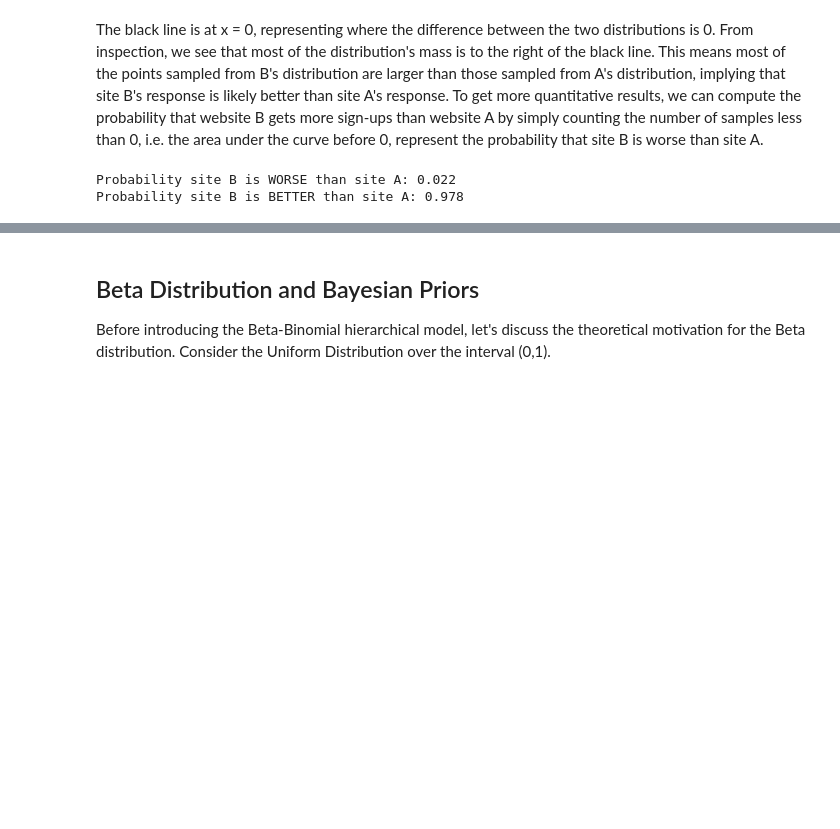
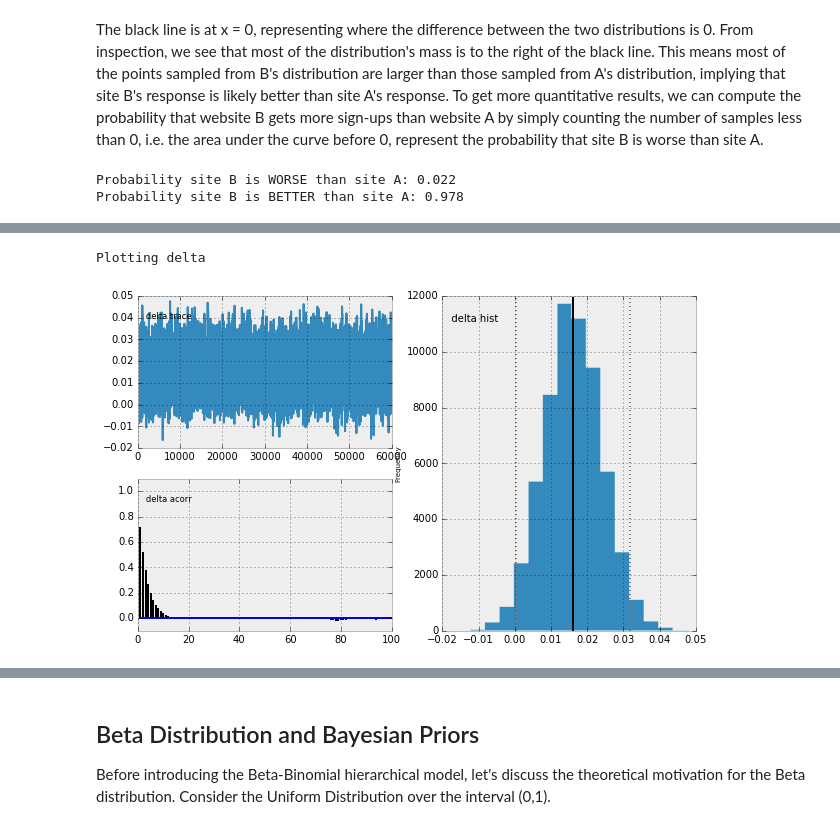
Before and after one commit to ethen8181/Business-Analytics, a Jupyter notebook: bayesian_statistics/ab_test/bayesian_ab_test.ipynb, the cells around one changed output, grey strips where cells are left out. Cells and saved outputs as stored; diff of their text form; code cells hidden in the pictures; blank space fills up the shorter version.

```diff
--- a/bayesian_statistics/ab_test/bayesian_ab_test.ipynb
+++ b/bayesian_statistics/ab_test/bayesian_ab_test.ipynb
@@ -133,0 +143,5 @@ Probability site B is BETTER than site A: 0.978
+# %%
+mcplot( mcmc.trace("delta"), common_scale = False )
+# %% [output]
+Plotting delta
+[figure, added]
```
Also changed, not shown: parts of 18 cells of this notebook, 10 other files.
